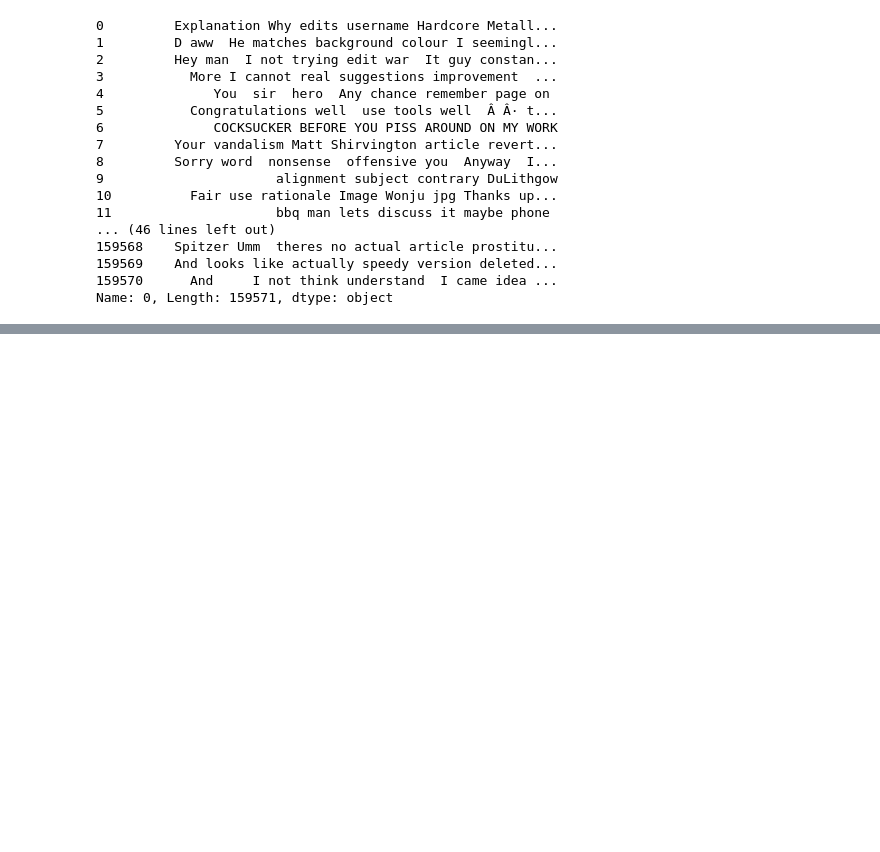
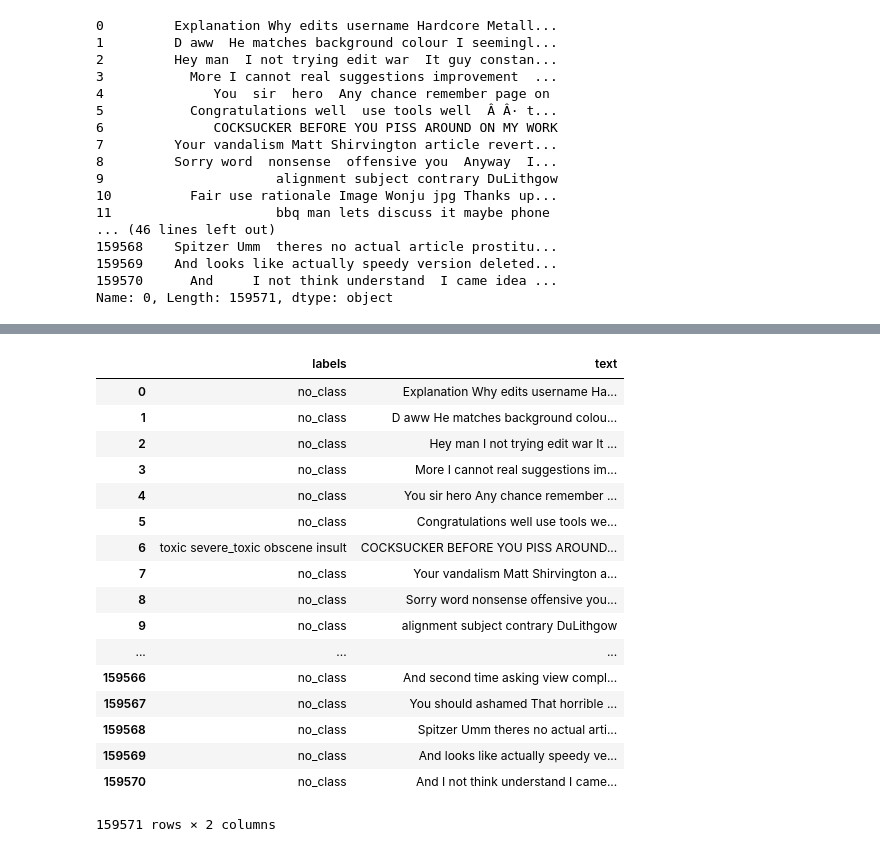
Before and after one commit to shikhar00778/toxic-comment-classification, a Jupyter notebook: Sentiment_LSTM_CNN.ipynb, the cells around one changed output, grey strips where cells are left out. Drawn from its saved outputs; the diff is of its cells as text; code cells hidden in the pictures; blank space fills up the shorter version.

```diff
--- a/Sentiment_LSTM_CNN.ipynb
+++ b/Sentiment_LSTM_CNN.ipynb
@@ -371,2 +422,23 @@ df = make_data(df)
 # %%
 df['text'] = preprocessed_data[0]
+# %%
+df
+# %% [output]
+|  | labels | text |
+| 0 | no_class | Explanation Why edits username Ha... |
+| 1 | no_class | D aww He matches background colou... |
+| 2 | no_class | Hey man I not trying edit war It ... |
+| 3 | no_class | More I cannot real suggestions im... |
+| 4 | no_class | You sir hero Any chance remember ... |
+| 5 | no_class | Congratulations well use tools we... |
+| 6 | toxic severe_toxic obscene insult | COCKSUCKER BEFORE YOU PISS AROUND... |
+| 7 | no_class | Your vandalism Matt Shirvington a... |
+| 8 | no_class | Sorry word nonsense offensive you... |
+| 9 | no_class | alignment subject contrary DuLithgow |
+| ... | ... | ... |
+| 159566 | no_class | And second time asking view compl... |
+| 159567 | no_class | You should ashamed That horrible ... |
+| 159568 | no_class | Spitzer Umm theres no actual arti... |
+| 159569 | no_class | And looks like actually speedy ve... |
+| 159570 | no_class | And I not think understand I came... |
+159571 rows × 2 columns
```
Also changed, not shown: parts of 22 cells of this notebook.
